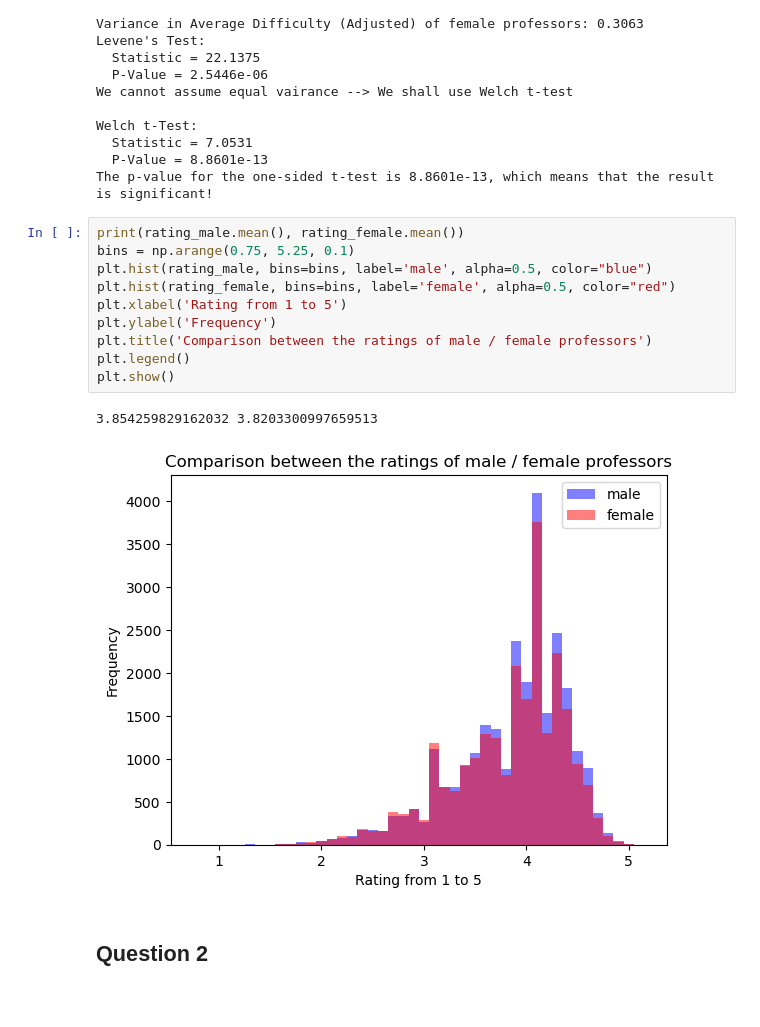
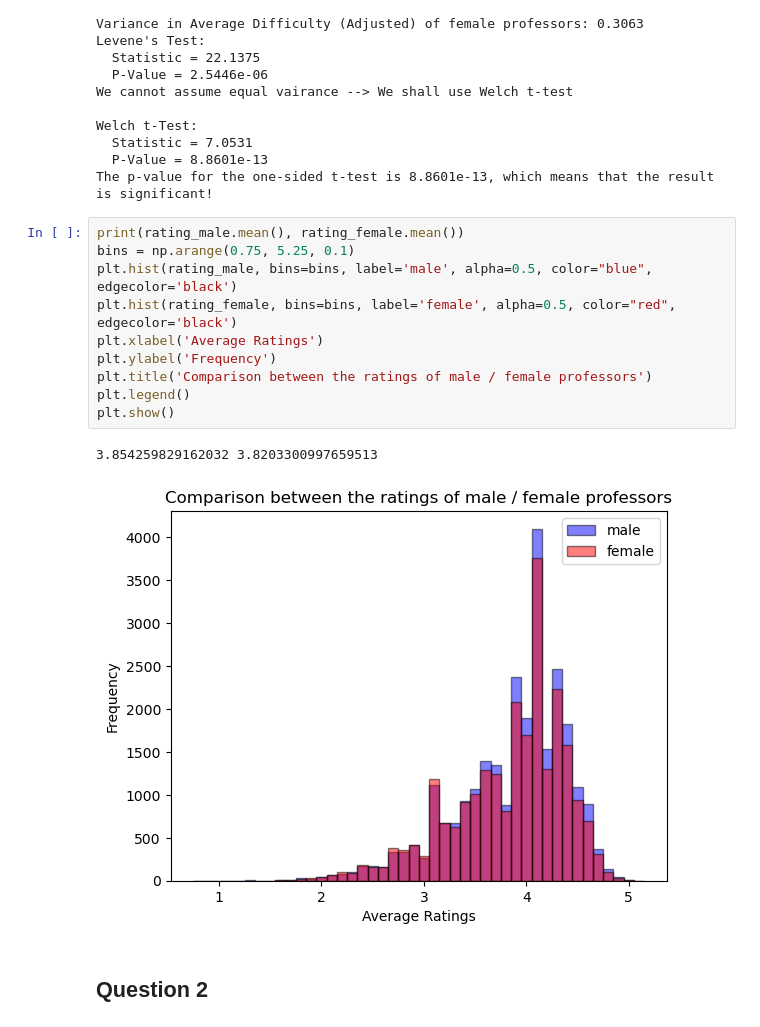
Before and after one commit to eliguo/DS-GA-1001_Capstone_Project, a Jupyter notebook: Q1_to_Q4_69706.ipynb, the cells around one changed output. Saved outputs shown, nothing was run; the diff lists cells and outputs as text.

```diff
--- a/Q1_to_Q4_69706.ipynb
+++ b/Q1_to_Q4_69706.ipynb
@@ -92,16 +92,16 @@ The p-value for the one-sided t-test is 8.8601e-13, which means that the result
 # %%
 print(rating_male.mean(), rating_female.mean())
 bins = np.arange(0.75, 5.25, 0.1)
-plt.hist(rating_male, bins=bins, label='male', alpha=0.5, color="blue")
-plt.hist(rating_female, bins=bins, label='female', alpha=0.5, color="red")
-plt.xlabel('Rating from 1 to 5')
+plt.hist(rating_male, bins=bins, label='male', alpha=0.5, color="blue", edgecolor='black')
+plt.hist(rating_female, bins=bins, label='female', alpha=0.5, color="red", edgecolor='black')
+plt.xlabel('Average Ratings')
 plt.ylabel('Frequency')
 plt.title('Comparison between the ratings of male / female professors')
 plt.legend()
 plt.show()
 # %% [output]
 3.854259829162032 3.8203300997659513
-[figure, old version]
+[figure, new version]
 # %% [markdown]
 ## Question 2
 # %% [markdown]
```
Also changed, not shown: parts of 5 cells of this notebook, 30 other files.
